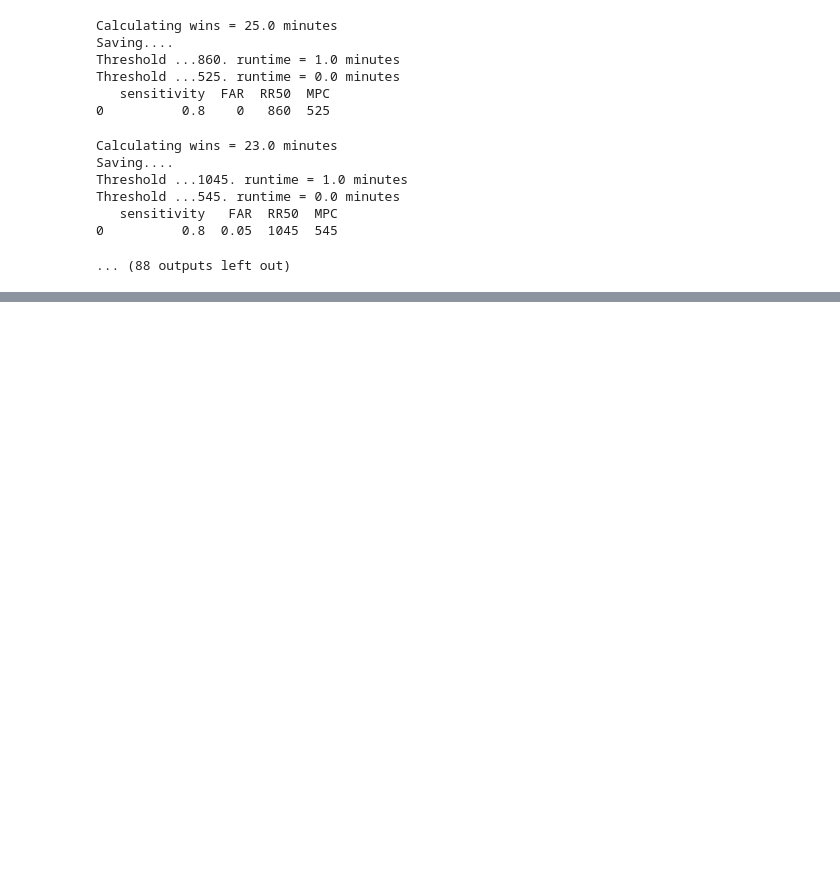
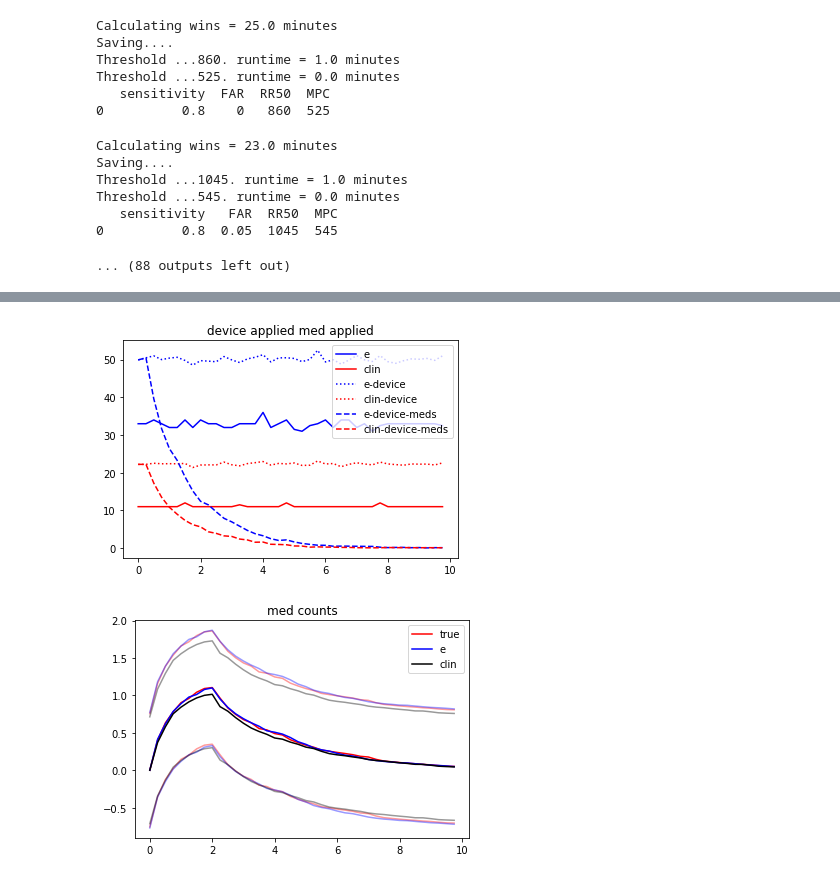
Before and after one commit to GoldenholzLab/WEARsimulator, a Jupyter notebook: playground_old.ipynb, the cells around one changed output, grey strips where cells are left out. Drawn from its saved outputs; the diff is of its cells as text; code cells hidden in the pictures; blank space fills up the shorter version.

```diff
--- a/playground_old.ipynb
+++ b/playground_old.ipynb
@@ -2752,0 +2878,10 @@ Threshold ...545. runtime = 0.0 minutes
+# %%
+%reload_ext autoreload
+%autoreload 2
+import numpy as np
+import matplotlib.pylab as plt
+from weargroup_v2 import simulate_clinic,show_me_one
+show_me_one(sens=1,FAR=0,N=1000,yrs=10,numCPUs=9)
+# %% [output]
+[figure, added]
+[figure, added]
```
Also changed, not shown: parts of 3 cells of this notebook, 4 other files.
